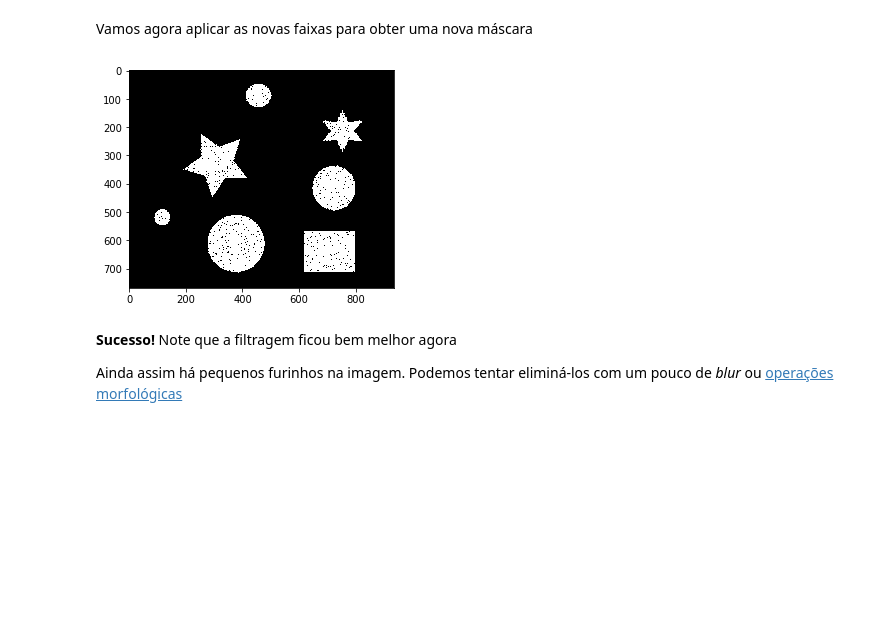
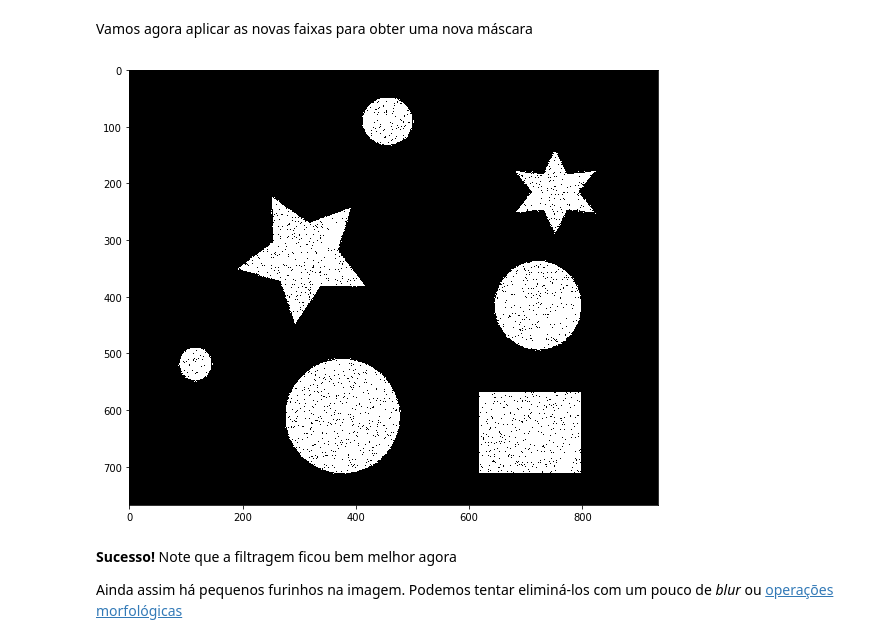
Before and after one commit to mirwox/revisao2020, a Jupyter notebook: Revisao_Imagem.ipynb, the cells around one changed output. Saved outputs shown, nothing was run; the diff lists cells and outputs as text; code cells hidden in the pictures; blank space fills up the shorter version.

```diff
--- a/Revisao_Imagem.ipynb
+++ b/Revisao_Imagem.ipynb
@@ -642,9 +690,10 @@ Vamos agora aplicar as novas faixas para obter uma nova máscara
 # %%
 mascara_2 = cv2.inRange(img_hsv, cor1_v2, cor2_v2)
 # %%
+plt.figure(figsize=(18,8))
 plt.imshow(mascara_2, cmap="Greys_r", vmin=0, vmax=255);
 # %% [output]
-[figure, old version]
+[figure, new version]
 # %% [markdown]
 **Sucesso!** Note que a filtragem ficou bem melhor agora
 
```
Also changed, not shown: parts of 20 cells of this notebook.
